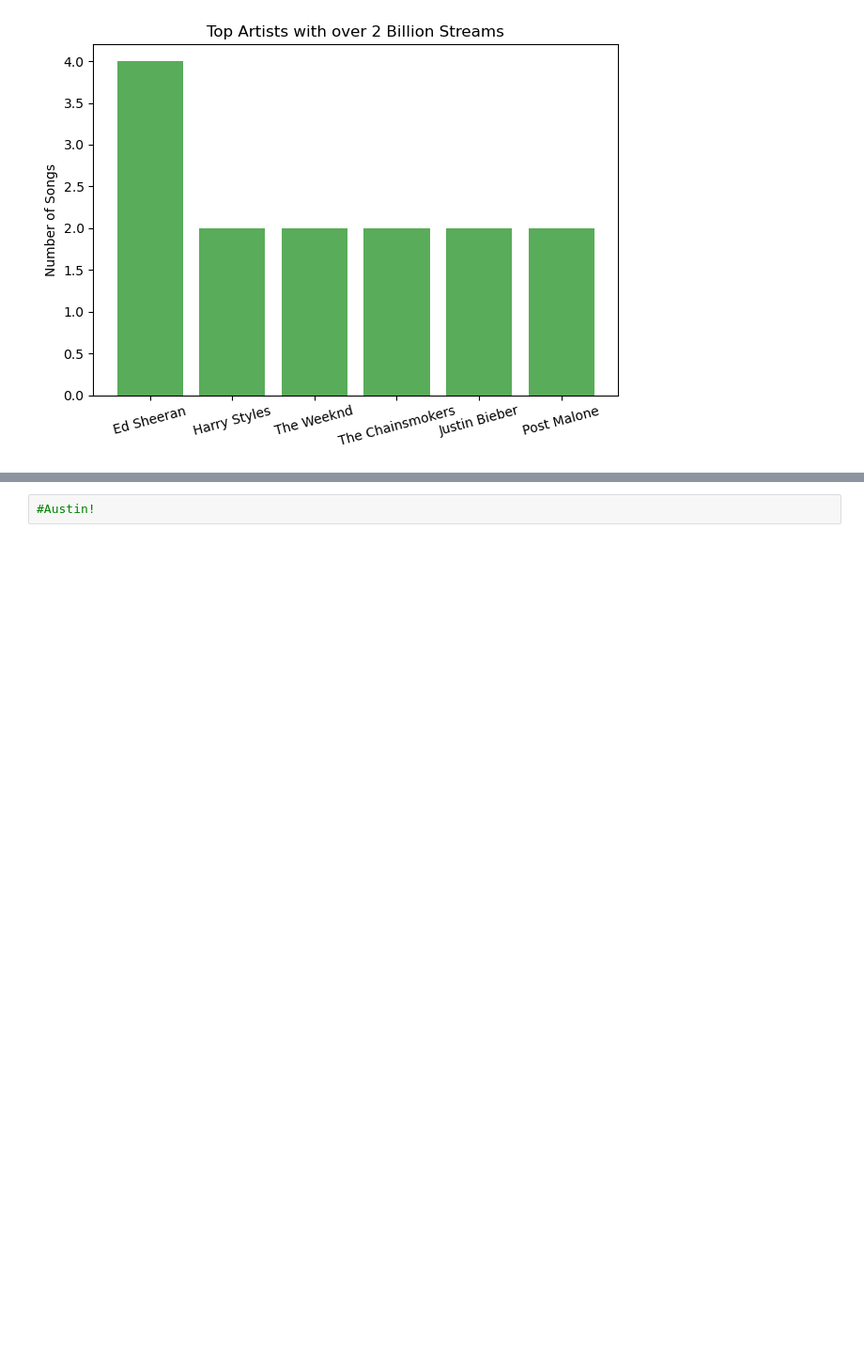
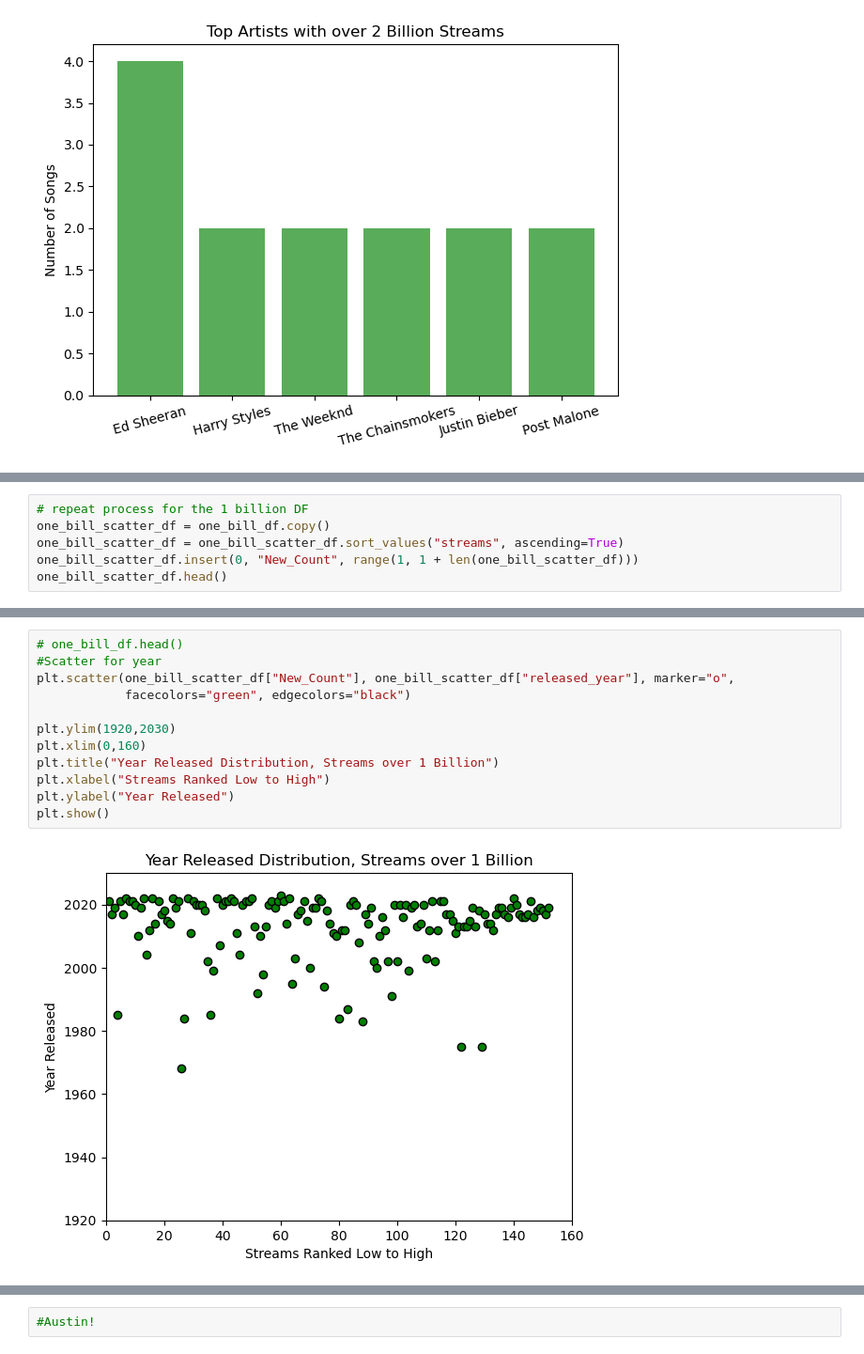
Before and after one commit to d6kramer/project-1-group-08, a Jupyter notebook: starter_notebook.ipynb, the cells around one changed output, grey strips where cells are left out. Shown at 94% size. Saved outputs shown, nothing was run; the diff lists cells and outputs as text; blank space fills up the shorter version.

```diff
--- a/starter_notebook.ipynb
+++ b/starter_notebook.ipynb
@@ -456,0 +494,6 @@ plt.show()
+# %%
+# repeat process for the 1 billion DF
+one_bill_scatter_df = one_bill_df.copy()
+one_bill_scatter_df = one_bill_scatter_df.sort_values("streams", ascending=True)
+one_bill_scatter_df.insert(0, "New_Count", range(1, 1 + len(one_bill_scatter_df)))
+one_bill_scatter_df.head()
@@ -456,0 +507,14 @@ plt.show()
+# %%
+# one_bill_df.head()
+#Scatter for year
+plt.scatter(one_bill_scatter_df["New_Count"], one_bill_scatter_df["released_year"], marker="o",
+            facecolors="green", edgecolors="black")
+
+plt.ylim(1920,2030)
+plt.xlim(0,160)
+plt.title("Year Released Distribution, Streams over 1 Billion")
+plt.xlabel("Streams Ranked Low to High")
+plt.ylabel("Year Released")
+plt.show()
+# %% [output]
+[figure, added]
```
Also changed, not shown: parts of 15 cells of this notebook.
